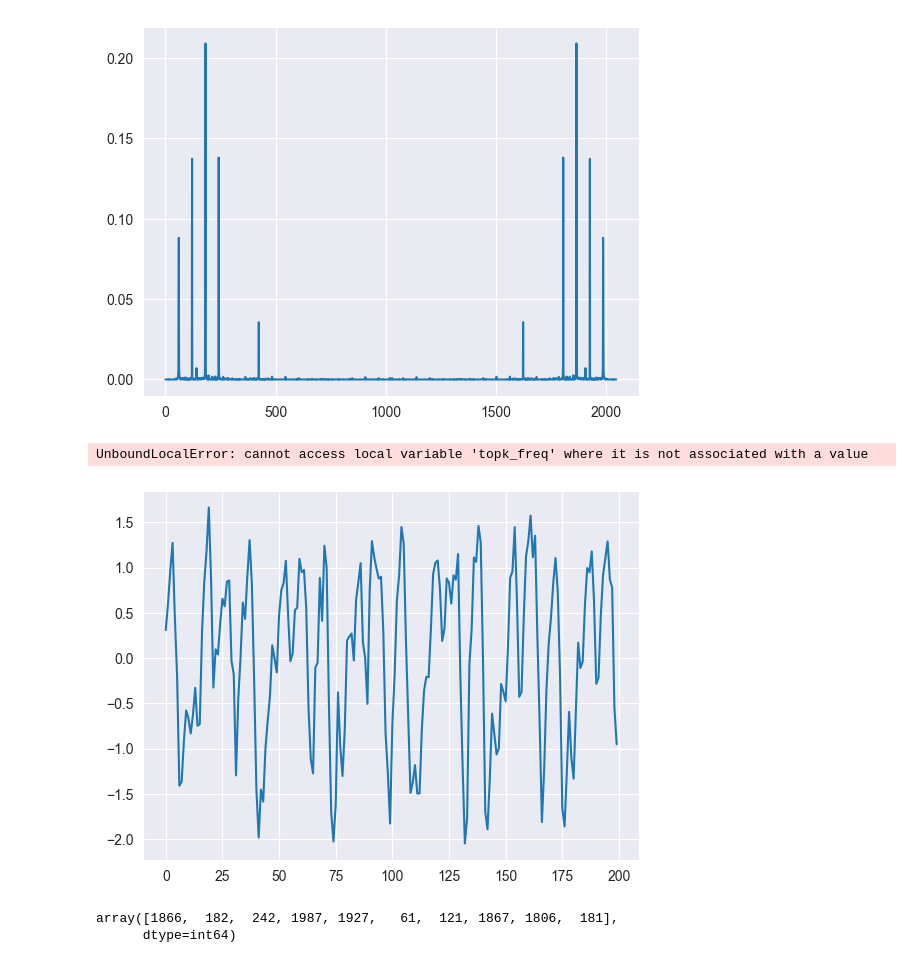
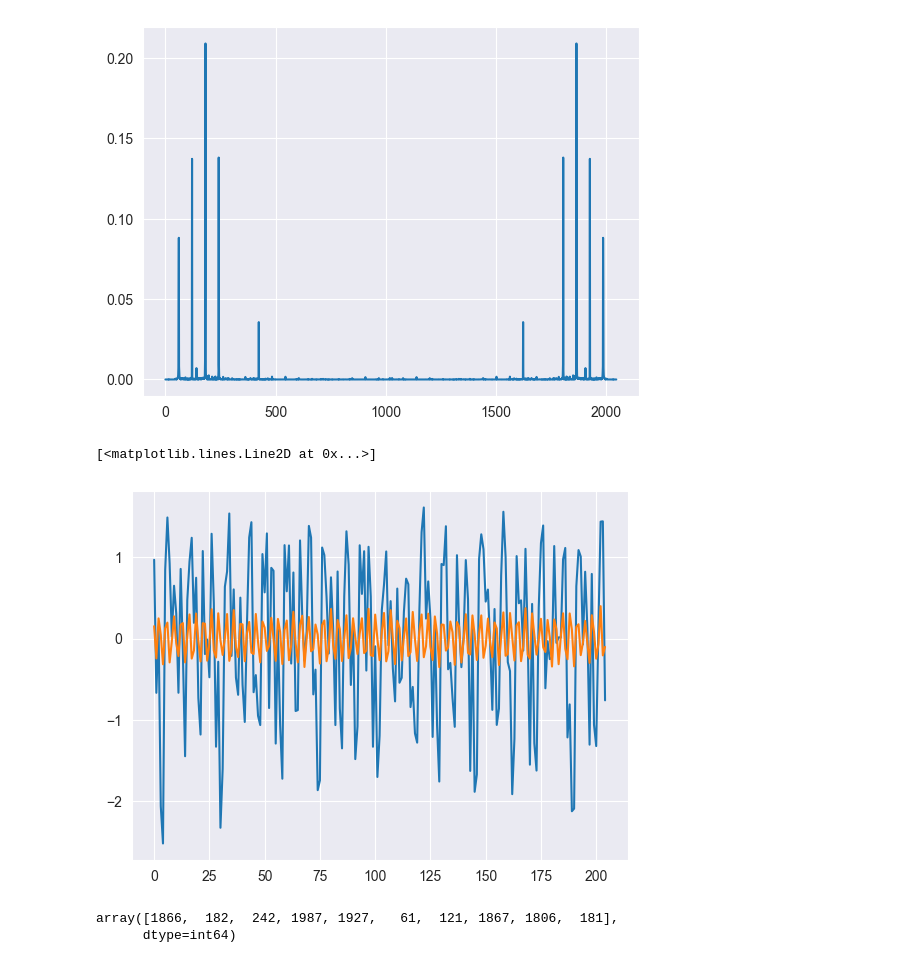
Before and after one commit to MattiaCastaldo/Hackaton_2023_G17, a Jupyter notebook: vis.ipynb, the cells around one changed output. Drawn from its saved outputs; the diff is of its cells as text; code cells hidden in the pictures.

```diff
--- a/vis.ipynb
+++ b/vis.ipynb
@@ -125,12 +125,12 @@ plt.plot(m)
 [<matplotlib.lines.Line2D at 0x...>]
 [figure]
 # %%
-plt.plot(ts[100:300])
+plt.plot(ts[::10])
 fa, topk = FourierTransformer.fourier_approximate(ts, list(range(100)))
-plt.plot(fa[100:300])
+plt.plot(fa[::10])
 # %% [output]
-UnboundLocalError: cannot access local variable 'topk_freq' where it is not associated with a value
+[<matplotlib.lines.Line2D at 0x...>]
-[figure, old version]
+[figure, new version]
 # %%
 topk
 # %% [output]
```
Also changed, not shown: parts of 1 cell of this notebook, 1 other file.
